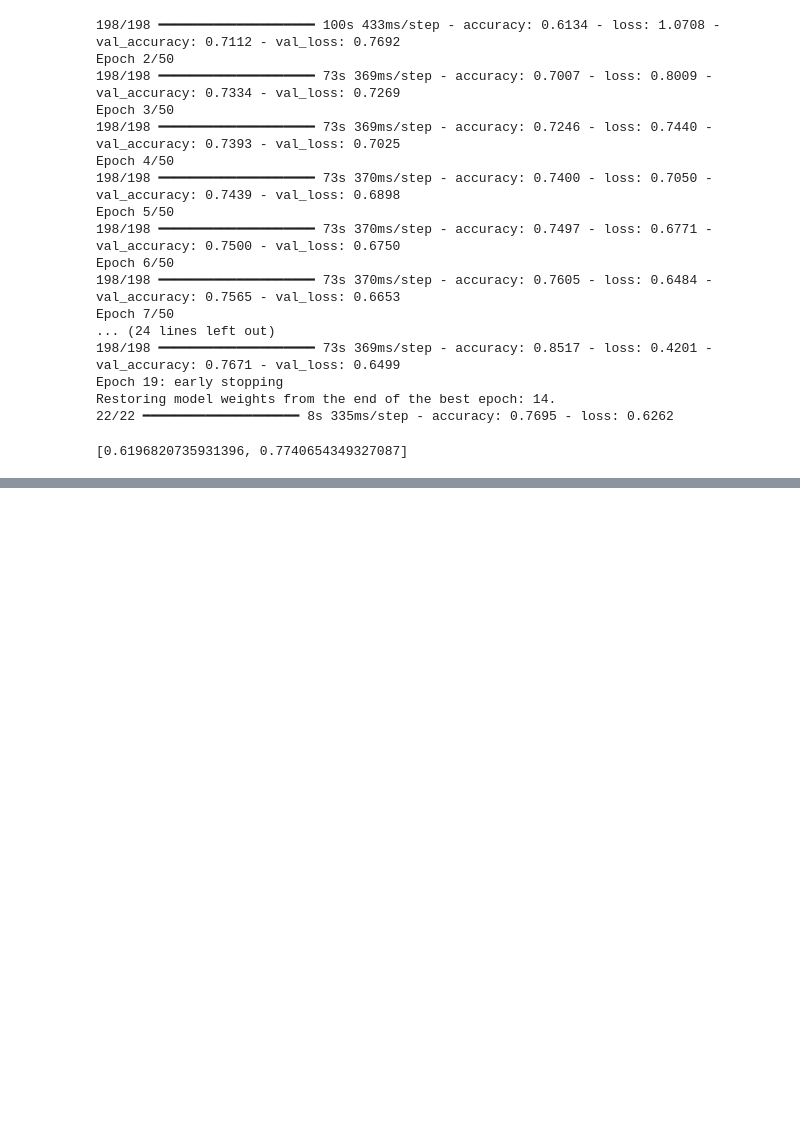
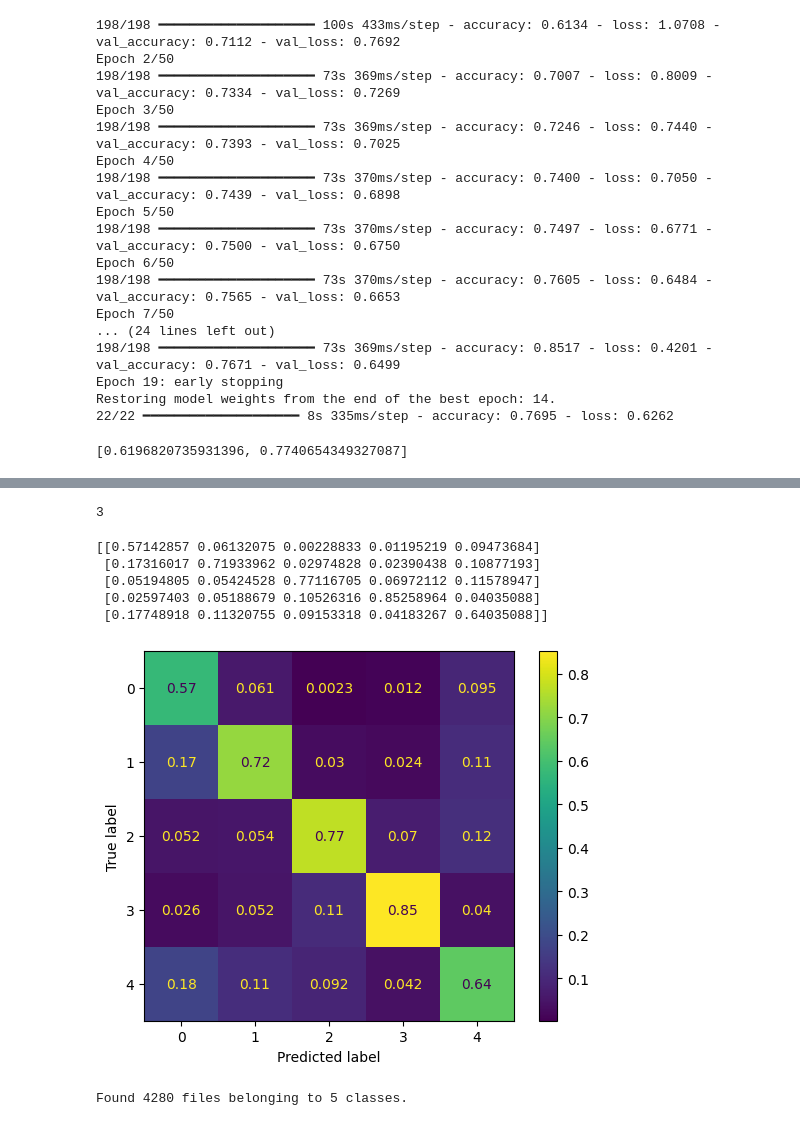
Before and after one commit to btsmith29/AMLS_II_assignment23_24, a Jupyter notebook: assignment-workings.ipynb, the cells around one changed output, grey strips where cells are left out. Drawn from its saved outputs; the diff is of its cells as text; code cells hidden in the pictures; blank space fills up the shorter version.

Commit message:
updates, inc confusion matrix

```diff
--- a/assignment-workings.ipynb
+++ b/assignment-workings.ipynb
@@ -275,0 +445,9 @@ Found 4280 files belonging to 5 classes.
+# %%
+df_train = pd.read_csv("data/train.csv")
+
+labs = df_train.label.unique()
+class_weights = class_weight.compute_class_weight(class_weight='balanced',
+                                                 classes=labs,
+                                                 y=df_train.label)
+
+class_weights = dict(zip(labs, class_weights))
@@ -291,0 +606,7 @@ ds_train_aug = augment_dataset(ds_train, 2)
+# %%
+(m1a, df_hist) = run_experiment("model_convnext_base_orig_img_all", 1, model_convnext_base, augment_dataset(ds_train, 1), ds_valid, DEFAULT_PARAMS, class_weights)
+df_results = add_results(df_results, df_hist)
+
+df_results.to_csv("results.csv")
+
+m1.evaluate(ds_test)
@@ -465,0 +1288,37 @@ plot_experiments_comp(df_results,["model_convnext_tiny_1fc", "model_convnext_tin
+# %%
+probabilities = m1a.predict(ds_test2)
+predictions = np.argmax(probabilities, axis=1)
+Counter(predictions)
+# %% [output]
+3
+# %%
+y = np.concatenate([y for x, y in ds_test2], axis=0)
+ys = [np.argmax(x) for x in y]
+
+from sklearn.metrics import confusion_matrix, ConfusionMatrixDisplay
+#Create confusion matrix and normalizes it over predicted (columns)
+result = confusion_matrix(ys, predictions, labels=[0,1,2,3,4], normalize='pred')
+print(result)
+# %% [output]
+[[0.57142857 0.06132075 0.00228833 0.01195219 0.09473684]
+ [0.17316017 0.71933962 0.02974828 0.02390438 0.10877193]
+ [0.05194805 0.05424528 0.77116705 0.06972112 0.11578947]
+ [0.02597403 0.05188679 0.10526316 0.85258964 0.04035088]
+ [0.17748918 0.11320755 0.09153318 0.04183267 0.64035088]]
+# %%
+disp = ConfusionMatrixDisplay(result, display_labels=[0,1,2,3,4])
+disp.plot()
+plt.show()
+# %% [output]
+[figure, added]
+# %%
+ds_test2 = image_dataset_from_directory(
+        Path("/kaggle/working/data/test/"),
+        labels='inferred',
+        label_mode='categorical',
+        image_size=[255, 255],
+        batch_size=196,
+        shuffle=False
+    )
+# %% [output]
+Found 4280 files belonging to 5 classes.
```
Also changed, not shown: parts of 57 cells of this notebook.
